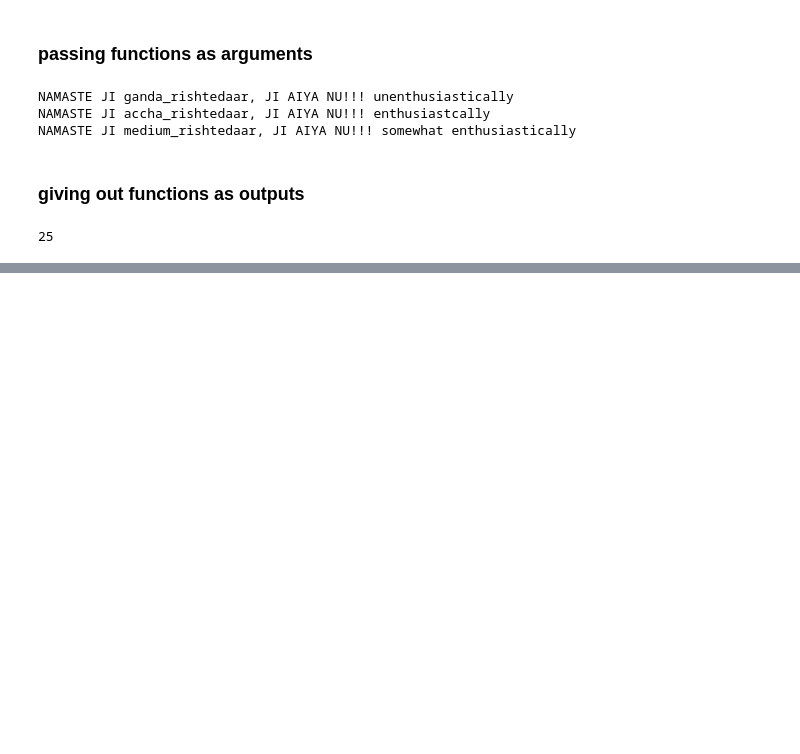
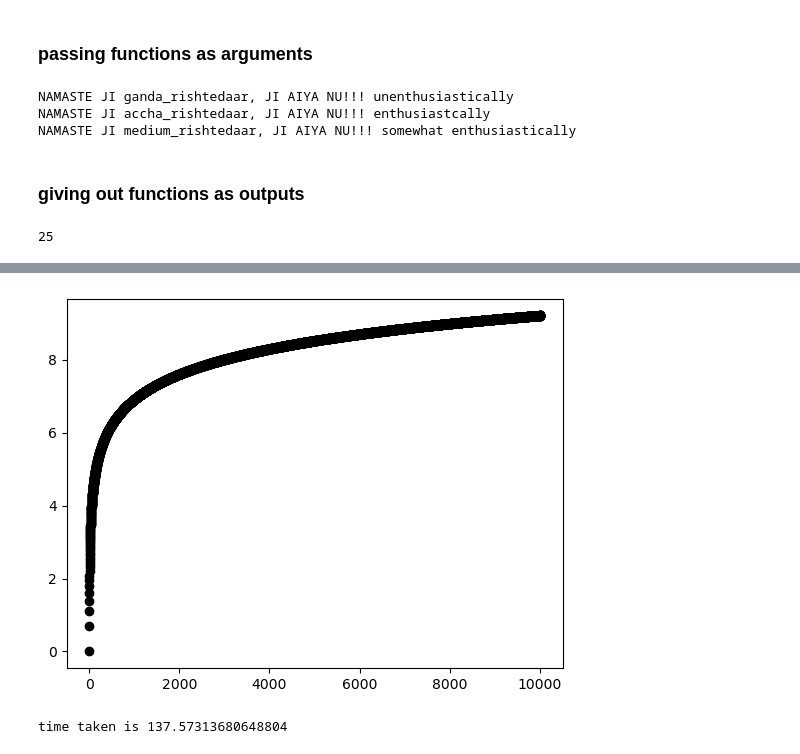
Before and after one commit to BakulTakthar/advanced_python, a Jupyter notebook: decorators-in-python/decorators.ipynb, the cells around one changed output, grey strips where cells are left out. Cells and saved outputs as stored; diff of their text form; code cells hidden in the pictures; blank space fills up the shorter version.

```diff
--- a/decorators-in-python/decorators.ipynb
+++ b/decorators-in-python/decorators.ipynb
@@ -72,0 +104,29 @@ print(add_15(10))
+# %%
+import matplotlib.pyplot as mpt
+import time
+import math
+
+def timer(function):
+
+    def counter(*args, **kwargs):
+        start = time.time()
+
+        function(*args, **kwargs)
+
+        end = time.time()
+
+        print(f"time taken is {end - start}")
+
+    return counter
+
+
+@timer
+def the_executioner(nums):
+    for num in nums:
+        mpt.scatter(num, math.log(num), color="black")
+
+    mpt.show()
+the_executioner(i for i in range(1,10000))
+# %% [output]
+[figure, added]
+time taken is 137.57313680648804
```
Also changed, not shown: parts of 4 cells of this notebook, 2 other files.
